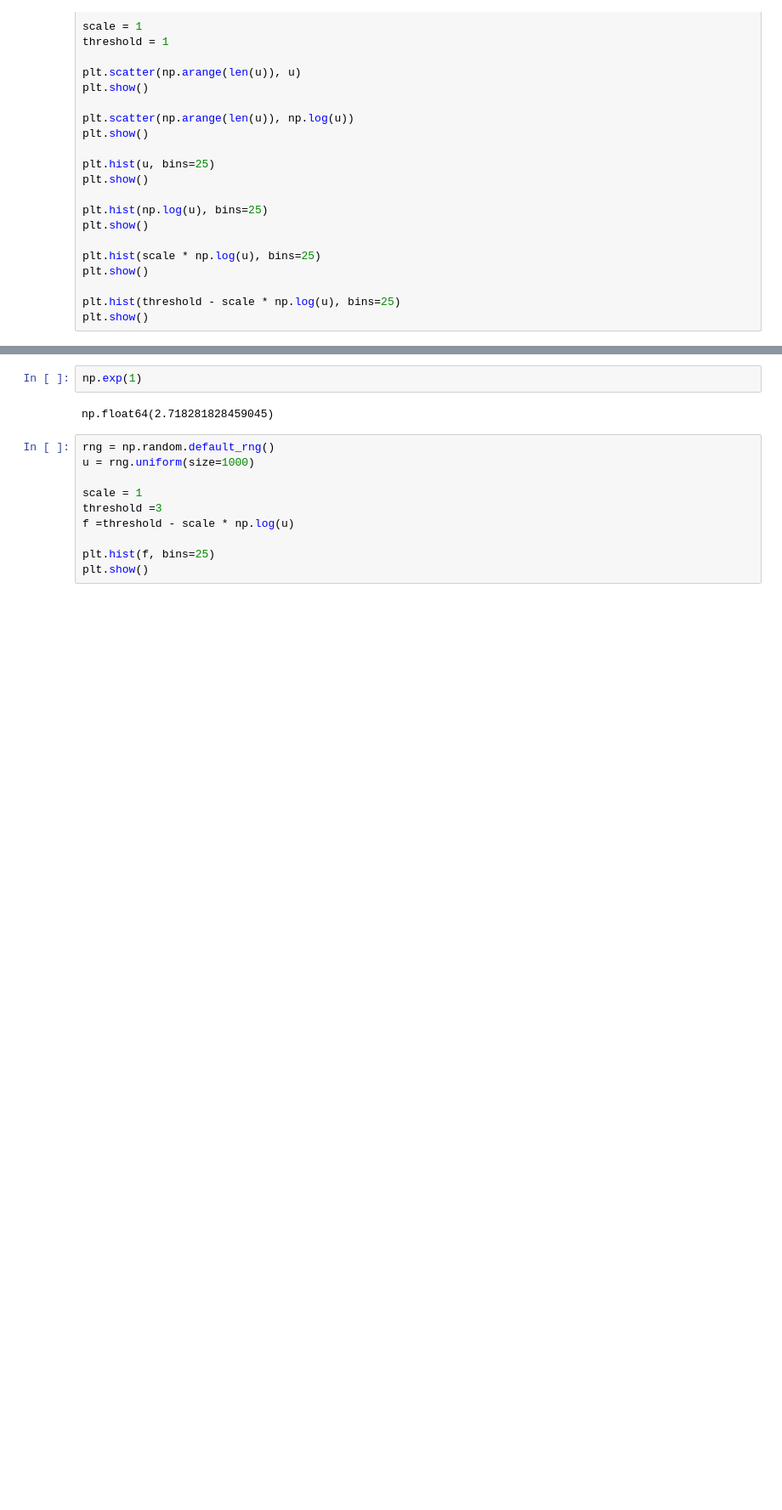
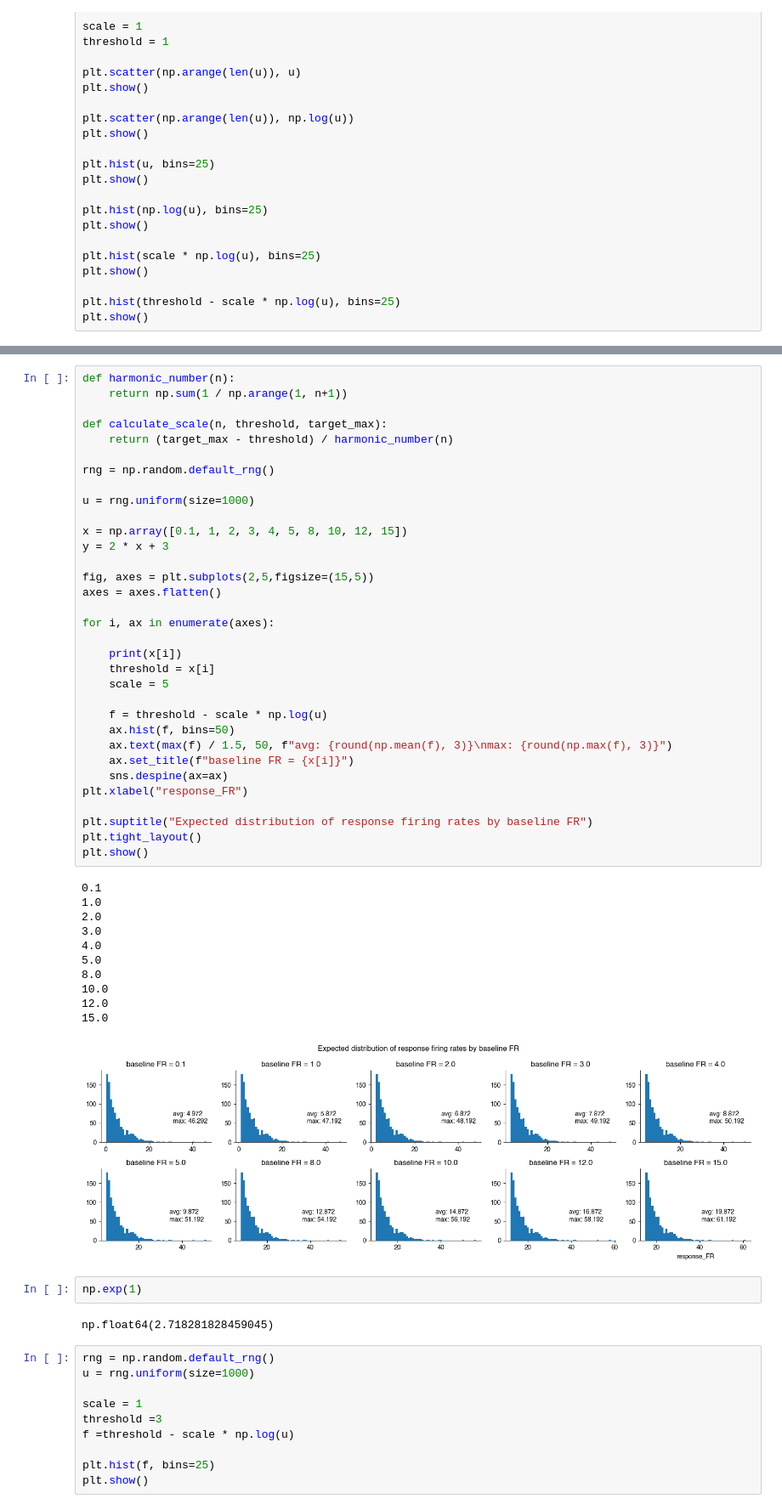
Before and after one commit to a-darcher/response_generator, a Jupyter notebook: dev_nbs/params.ipynb, the cells around one changed output, grey strips where cells are left out. Shown at 85% size. Drawn from its saved outputs; the diff is of its cells as text; blank space fills up the shorter version.

```diff
--- a/dev_nbs/params.ipynb
+++ b/dev_nbs/params.ipynb
@@ -48,3 +82,48 @@ plt.show()
+# %%
+def harmonic_number(n):
+    return np.sum(1 / np.arange(1, n+1))
+
+def calculate_scale(n, threshold, target_max):
+    return (target_max - threshold) / harmonic_number(n)
+
+rng = np.random.default_rng()
+
+u = rng.uniform(size=1000)
+
+x = np.array([0.1, 1, 2, 3, 4, 5, 8, 10, 12, 15])
+y = 2 * x + 3
+
+fig, axes = plt.subplots(2,5,figsize=(15,5))
+axes = axes.flatten()
+
+for i, ax in enumerate(axes):
+
+    print(x[i])
+    threshold = x[i]
+    scale = 5
+
+    f = threshold - scale * np.log(u)
+    ax.hist(f, bins=50)
+    ax.text(max(f) / 1.5, 50, f"avg: {round(np.mean(f), 3)}\nmax: {round(np.max(f), 3)}")
+    ax.set_title(f"baseline FR = {x[i]}")
+    sns.despine(ax=ax)
+plt.xlabel("response_FR")
+
+plt.suptitle("Expected distribution of response firing rates by baseline FR")
+plt.tight_layout()
+plt.show()
+# %% [output]
+0.1
+1.0
+2.0
+3.0
+4.0
+5.0
+8.0
+10.0
+12.0
+15.0
+[figure, added]
 # %%
 np.exp(1)
 # %% [output]
```
Also changed, not shown: parts of 2 cells of this notebook.
